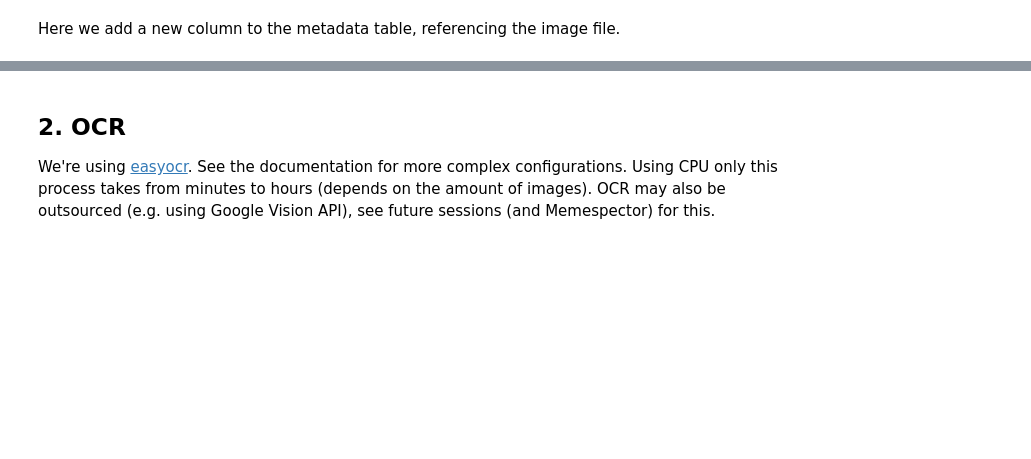
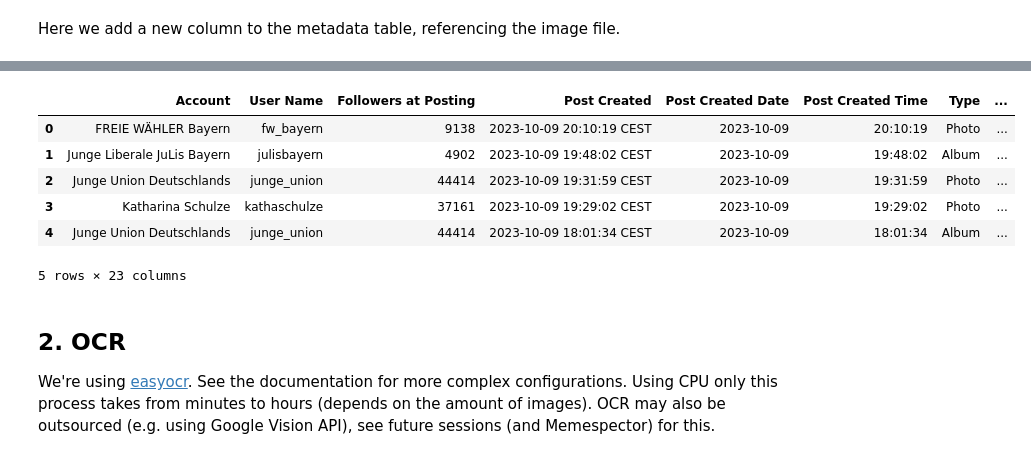
Before and after one commit to michaelachmann/social-media-lab, a Jupyter notebook: notebooks/2023_11_24_OCR.ipynb, the cells around one changed output, grey strips where cells are left out. Drawn from its saved outputs; the diff is of its cells as text; code cells hidden in the pictures; blank space fills up the shorter version.

```diff
--- a/notebooks/2023_11_24_OCR.ipynb
+++ b/notebooks/2023_11_24_OCR.ipynb
@@ -181,0 +185,4 @@ df.head()
+# %%
+import pandas as pd
+
+df = pd.read_csv('/content/drive/MyDrive/2023-11-30-Export-Posts-Crowd-Tangle.csv')
@@ -182,3 +212,13 @@ df.head()
+# %%
+df.head()
+# %% [output]
+|  | Account | User Name | Followers at Posting | Post Created | Post Created Date | Post Created Time | Type | ... |
+| 0 | FREIE WÄHLER Bayern | fw_bayern | 9138 | 2023-10-09 20:10:19 CEST | 2023-10-09 | 20:10:19 | Photo | ... |
+| 1 | Junge Liberale JuLis Bayern | julisbayern | 4902 | 2023-10-09 19:48:02 CEST | 2023-10-09 | 19:48:02 | Album | ... |
+| 2 | Junge Union Deutschlands | junge_union | 44414 | 2023-10-09 19:31:59 CEST | 2023-10-09 | 19:31:59 | Photo | ... |
+| 3 | Katharina Schulze | kathaschulze | 37161 | 2023-10-09 19:29:02 CEST | 2023-10-09 | 19:29:02 | Photo | ... |
+| 4 | Junge Union Deutschlands | junge_union | 44414 | 2023-10-09 18:01:34 CEST | 2023-10-09 | 18:01:34 | Album | ... |
+5 rows × 23 columns
 # %% [markdown]
 ## 2. OCR
 
```
Also changed, not shown: parts of 11 cells of this notebook.
